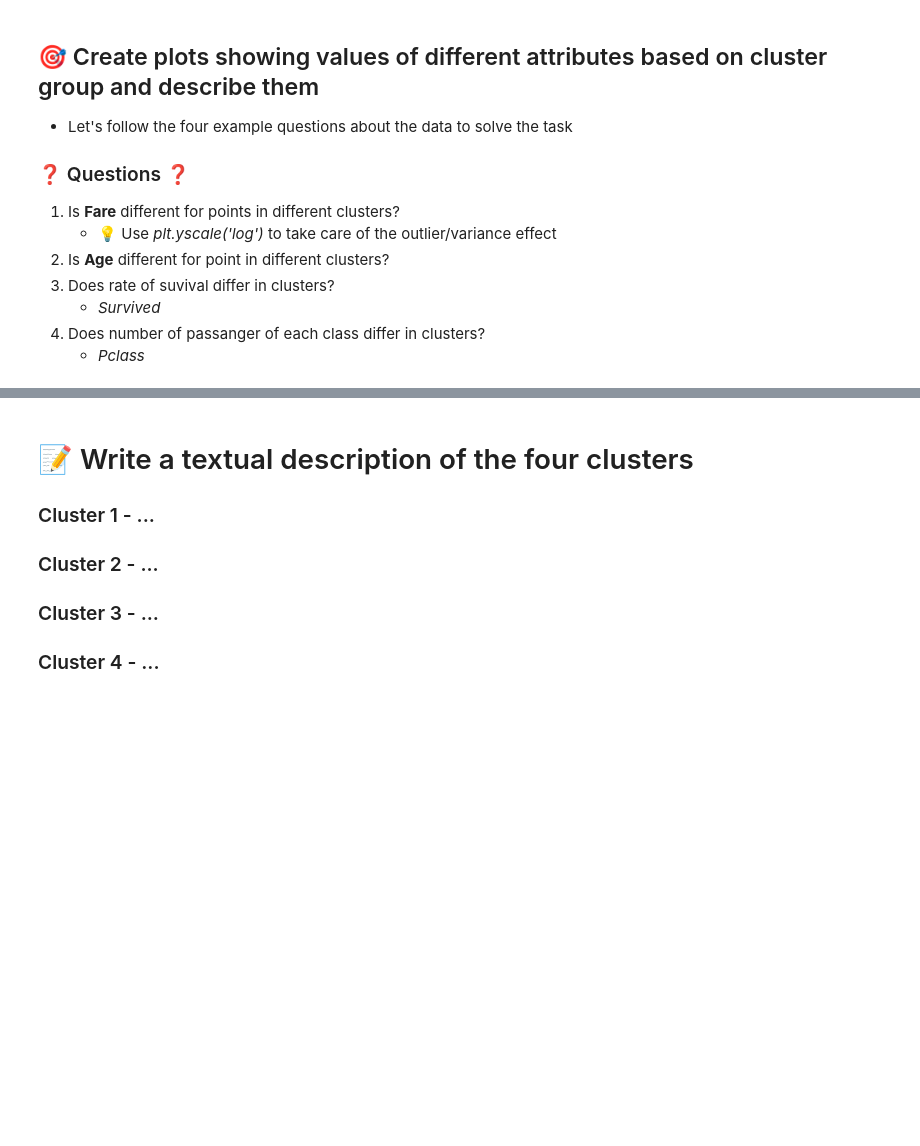
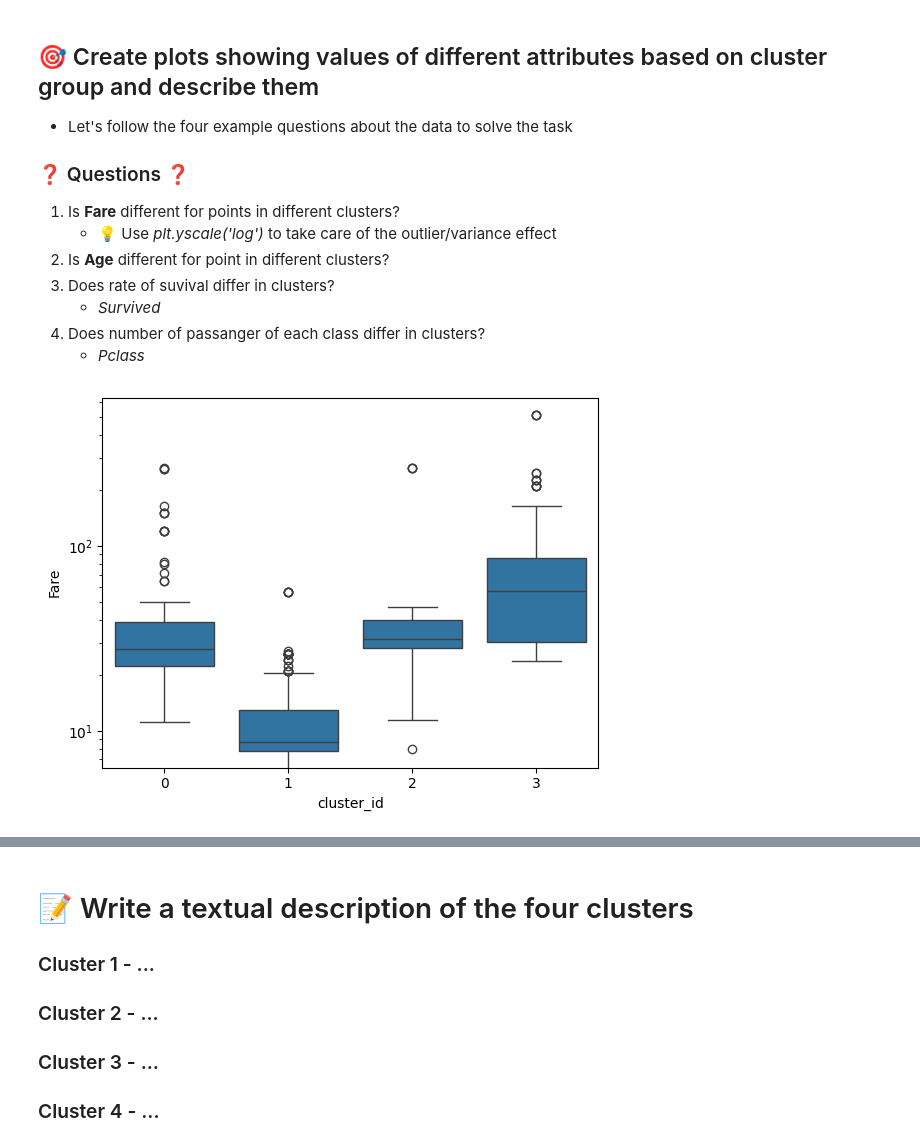
Before and after one commit to Kudl1k/zsu, a Jupyter notebook: fml_04.ipynb, the cells around one changed output, grey strips where cells are left out. Drawn from its saved outputs; the diff is of its cells as text; code cells hidden in the pictures; blank space fills up the shorter version.

```diff
--- a/fml_04.ipynb
+++ b/fml_04.ipynb
@@ -358,5 +358,7 @@ sns.lineplot(data = df_clustering_scores, y='silhouette', x='k')
 # 🔎 What is the probable number of clusters in the data?
 # %% [markdown]
 ## Let's try to analyze the data assigned into **4** clusters
+# %%
+clustering = sklearn.cluster.KMeans(n_clusters=4, random_state=42).fit(X)
 # %% [markdown]
 ## How big are our clusters? How many 0, 1, .. are in *labels_* property?
@@ -364,3 +375,6 @@ sns.lineplot(data = df_clustering_scores, y='silhouette', x='k')
 # 📒 Explore clusters
 * Try to use cluster information for exploration analysis of our data
     * Create new feature *cluster_id* with the *labels_* property data
+# %%
+df_clustering['cluster_id'] = clustering.labels_
+df_clustering.head()
@@ -380,3 +405,8 @@ sns.countplot(data=df_clustering, x='cluster_id')
     * *Survived*
 4. Does number of passanger of each class differ in clusters?
     * *Pclass*
+# %%
+sns.boxplot(data=df_clustering, x='cluster_id', y='Fare')
+plt.yscale('log')
+# %% [output]
+[figure, added]
```
Also changed, not shown: parts of 8 cells of this notebook.
